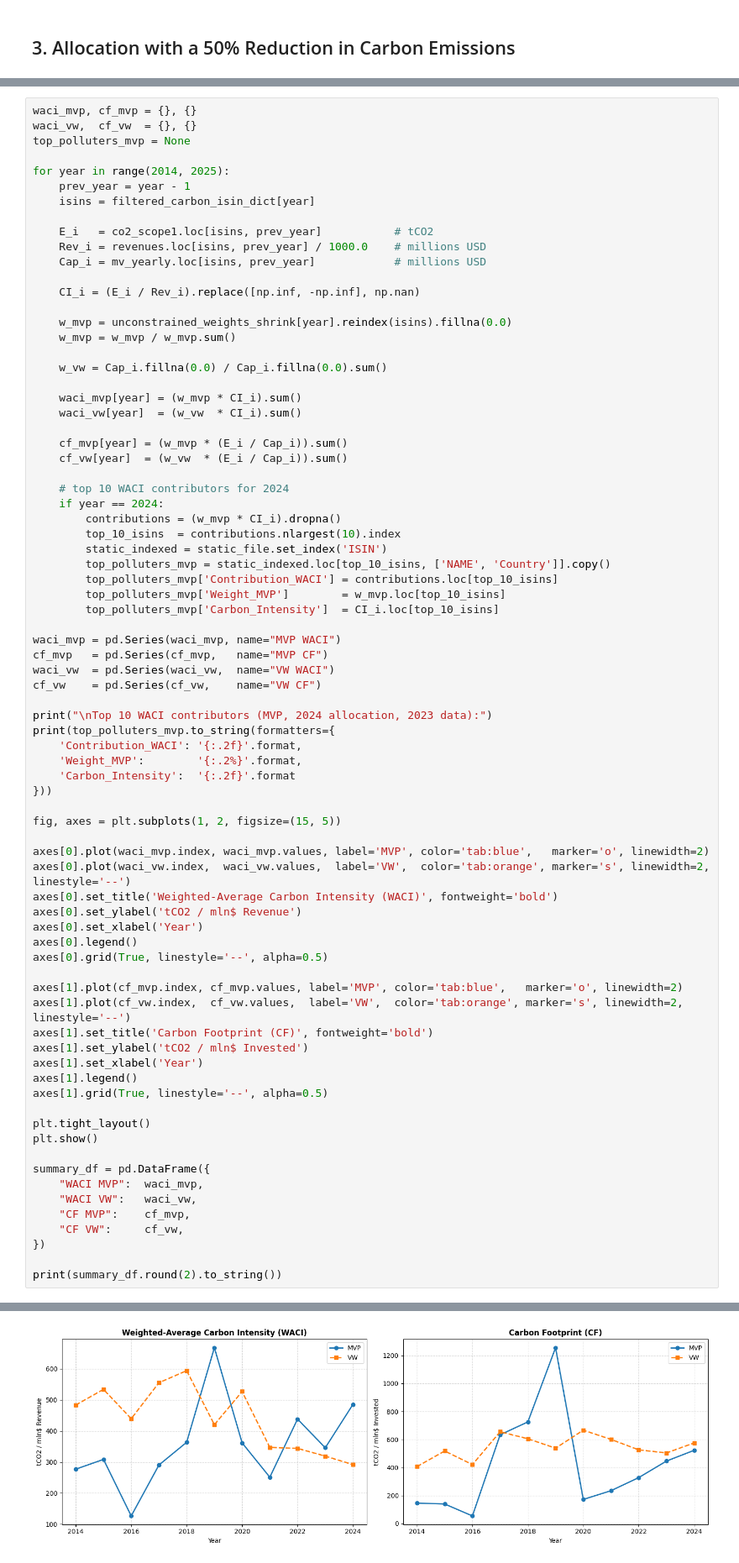
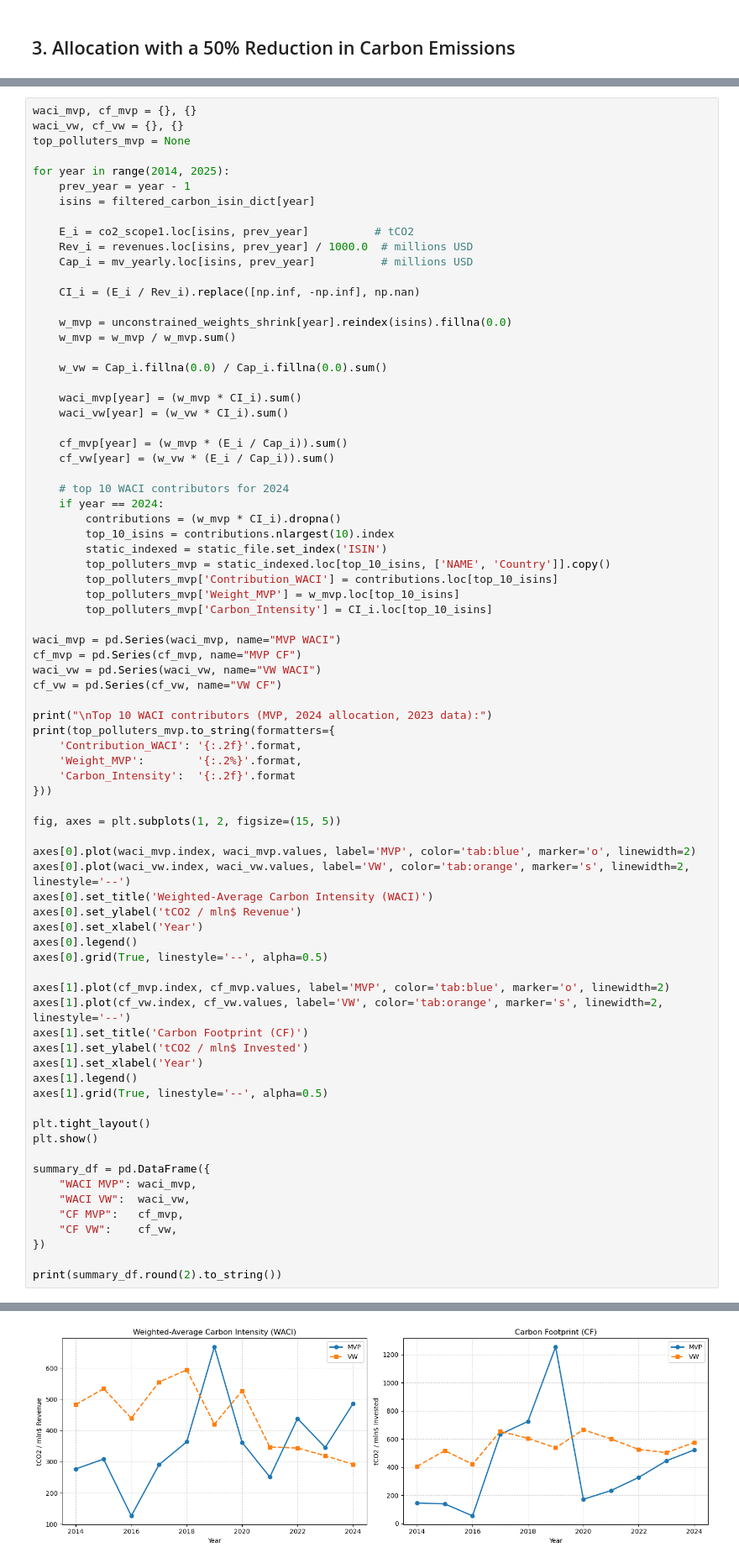
Before and after one commit to yvdri/Sustainability-Aware-Asset-Management-BB, a Jupyter notebook: Sustainability_Aware_Asset_Management_Group_BB.ipynb, the cells around one changed output, grey strips where cells are left out. Shown at 84% size. Cells and saved outputs as stored; diff of their text form.

```diff
--- a/Sustainability_Aware_Asset_Management_Group_BB.ipynb
+++ b/Sustainability_Aware_Asset_Management_Group_BB.ipynb
@@ -648,16 +632,16 @@ $$\mathrm{CF} = \sum_{i} w_i \cdot \frac{E_i}{\mathrm{Cap}_i}$$
 where $E_i$ is Scope 1 CO2 emissions in tCO2, $\mathrm{Rev}_i$ is revenue in million USD, and $\mathrm{Cap}_i$ is market capitalization in million USD.
 # %%
 waci_mvp, cf_mvp = {}, {}
-waci_vw,  cf_vw  = {}, {}
+waci_vw, cf_vw = {}, {}
 top_polluters_mvp = None
 
 for year in range(2014, 2025):
     prev_year = year - 1
     isins = filtered_carbon_isin_dict[year]
 
-    E_i   = co2_scope1.loc[isins, prev_year]           # tCO2
-    Rev_i = revenues.loc[isins, prev_year] / 1000.0    # millions USD
-    Cap_i = mv_yearly.loc[isins, prev_year]            # millions USD
+    E_i = co2_scope1.loc[isins, prev_year]          # tCO2
+    Rev_i = revenues.loc[isins, prev_year] / 1000.0  # millions USD
+    Cap_i = mv_yearly.loc[isins, prev_year]          # millions USD
 
     CI_i = (E_i / Rev_i).replace([np.inf, -np.inf], np.nan)
 
@@ -667,25 +651,25 @@ for year in range(2014, 2025):
     w_vw = Cap_i.fillna(0.0) / Cap_i.fillna(0.0).sum()
 
     waci_mvp[year] = (w_mvp * CI_i).sum()
-    waci_vw[year]  = (w_vw  * CI_i).sum()
+    waci_vw[year] = (w_vw * CI_i).sum()
 
     cf_mvp[year] = (w_mvp * (E_i / Cap_i)).sum()
-    cf_vw[year]  = (w_vw  * (E_i / Cap_i)).sum()
+    cf_vw[year] = (w_vw * (E_i / Cap_i)).sum()
 
     # top 10 WACI contributors for 2024
     if year == 2024:
         contributions = (w_mvp * CI_i).dropna()
-        top_10_isins  = contributions.nlargest(10).index
+        top_10_isins = contributions.nlargest(10).index
         static_indexed = static_file.set_index('ISIN')
         top_polluters_mvp = static_indexed.loc[top_10_isins, ['NAME', 'Country']].copy()
         top_polluters_mvp['Contribution_WACI'] = contributions.loc[top_10_isins]
-        top_polluters_mvp['Weight_MVP']        = w_mvp.loc[top_10_isins]
-        top_polluters_mvp['Carbon_Intensity']  = CI_i.loc[top_10_isins]
+        top_polluters_mvp['Weight_MVP'] = w_mvp.loc[top_10_isins]
+        top_polluters_mvp['Carbon_Intensity'] = CI_i.loc[top_10_isins]
 
 waci_mvp = pd.Series(waci_mvp, name="MVP WACI")
-cf_mvp   = pd.Series(cf_mvp,   name="MVP CF")
-waci_vw  = pd.Series(waci_vw,  name="VW WACI")
-cf_vw    = pd.Series(cf_vw,    name="VW CF")
+cf_mvp = pd.Series(cf_mvp, name="MVP CF")
+waci_vw = pd.Series(waci_vw, name="VW WACI")
+cf_vw = pd.Series(cf_vw, name="VW CF")
 
 print("\nTop 10 WACI contributors (MVP, 2024 allocation, 2023 data):")
 print(top_polluters_mvp.to_string(formatters={
@@ -696,47 +680,47 @@ print(top_polluters_mvp.to_string(formatters={
 
 fig, axes = plt.subplots(1, 2, figsize=(15, 5))
 
-axes[0].plot(waci_mvp.index, waci_mvp.values, label='MVP', color='tab:blue',   marker='o', linewidth=2)
-axes[0].plot(waci_vw.index,  waci_vw.values,  label='VW',  color='tab:orange', marker='s', linewidth=2, linestyle='--')
-axes[0].set_title('Weighted-Average Carbon Intensity (WACI)', fontweight='bold')
+axes[0].plot(waci_mvp.index, waci_mvp.values, label='MVP', color='tab:blue', marker='o', linewidth=2)
+axes[0].plot(waci_vw.index, waci_vw.values, label='VW', color='tab:orange', marker='s', linewidth=2, linestyle='--')
+axes[0].set_title('Weighted-Average Carbon Intensity (WACI)')
 axes[0].set_ylabel('tCO2 / mln$ Revenue')
 axes[0].set_xlabel('Year')
 axes[0].legend()
 axes[0].grid(True, linestyle='--', alpha=0.5)
 
-axes[1].plot(cf_mvp.index, cf_mvp.values, label='MVP', color='tab:blue',   marker='o', linewidth=2)
-axes[1].plot(cf_vw.index,  cf_vw.values,  label='VW',  color='tab:orange', marker='s', linewidth=2, linestyle='--')
-axes[1].set_title('Carbon Footprint (CF)', fontweight='bold')
+axes[1].plot(cf_mvp.index, cf_mvp.values, label='MVP', color='tab:blue', marker='o', linewidth=2)
+axes[1].plot(cf_vw.index, cf_vw.values, label='VW', color='tab:orange', marker='s', linewidth=2, linestyle='--')
+axes[1].set_title('Carbon Footprint (CF)')
 axes[1].set_ylabel('tCO2 / mln$ Invested')
 axes[1].set_xlabel('Year')
 axes[1].legend()
 axes[1].grid(True, linestyle='--', alpha=0.5)
 
 plt.tight_layout()
 plt.show()
 
 summary_df = pd.DataFrame({
-    "WACI MVP":  waci_mvp,
-    "WACI VW":   waci_vw,
-    "CF MVP":    cf_mvp,
-    "CF VW":     cf_vw,
+    "WACI MVP": waci_mvp,
+    "WACI VW":  waci_vw,
+    "CF MVP":   cf_mvp,
+    "CF VW":    cf_vw,
 })
 
 print(summary_df.round(2).to_string())
 # %% [output]
 Top 10 WACI contributors (MVP, 2024 allocation, 2023 data):
                                   NAME Country Contribution_WACI Weight_MVP Carbon_Intensity
 PEP702101002        ENGIE ENERGIA PERU      PE            164.17      3.24%          5067.31
 RU000A0JPKH7     FED.HYGN.CO. RUSHYDRO      RU            126.12      2.49%          5060.57
 PHY5764J1483           MANILA ELECTRIC      PH             64.02      4.93%          1297.41
 PK0053401011  FAUJI FERTILIZER COMPANY      PK             53.90      1.33%          4038.45
 CNE1000002S8   COSCO SHIP.EN.TRSP. 'H'      CN             41.95      3.27%          1283.89
 INE059A01026                     CIPLA      IN              5.90      2.47%           238.65
 RU000A0DKVS5                   NOVATEK      RU              5.81      1.01%           576.29
 PEP700511004               ORYGEN PERU      PE              4.59      0.14%          3238.66
 PHY0005M1090             ABOITIZ POWER      PH              3.61      2.24%           161.17
 INE361B01024        DIVIS LABORATORIES      IN              3.38      0.90%           375.32
-[figure, old version]
+[figure, new version]
       WACI MVP  WACI VW   CF MVP   CF VW
 2014    277.04   483.43   146.07  406.71
 2015    308.42   533.93   139.58  517.89
```
Also changed, not shown: parts of 22 cells of this notebook.
